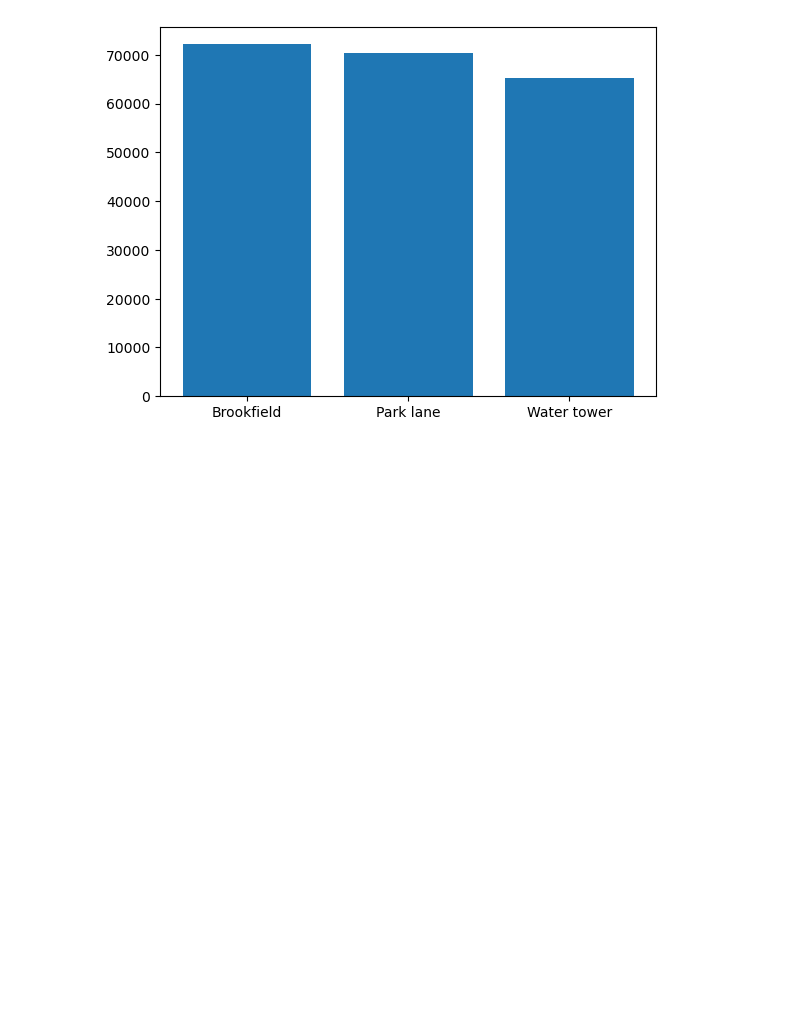
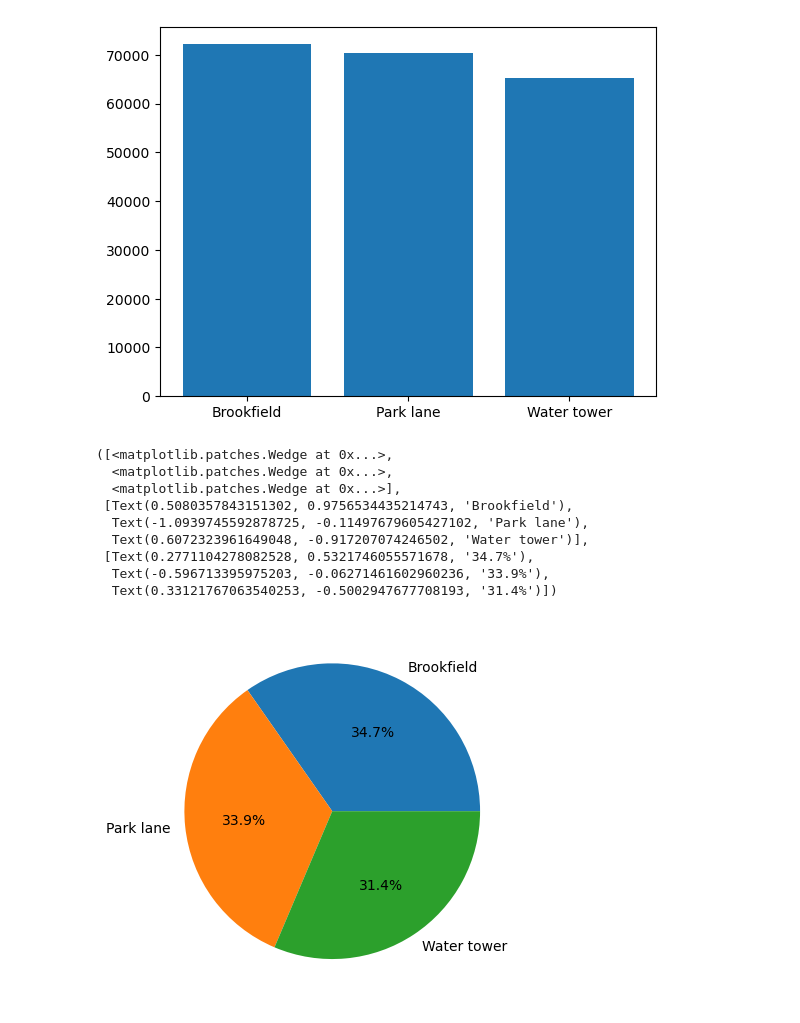
Before and after one commit to Joshi-kv/Sales_Analysis, a Jupyter notebook: supermarket_sales_analysis.ipynb, the cells around one changed output. Drawn from its saved outputs; the diff is of its cells as text; code cells hidden in the pictures; blank space fills up the shorter version.

```diff
--- a/supermarket_sales_analysis.ipynb
+++ b/supermarket_sales_analysis.ipynb
@@ -177,3 +177,16 @@ plt.bar(location,data.groupby('Location').sum()['Total'])
 # %% [output]
 <BarContainer object of 3 artists>
 [figure]
+# %%
+plt.pie(data.groupby('Location').sum()['Total'],labels=location,autopct='%1.1f%%')
+# %% [output]
+([<matplotlib.patches.Wedge at 0x...>,
+  <matplotlib.patches.Wedge at 0x...>,
+  <matplotlib.patches.Wedge at 0x...>],
+ [Text(0.5080357843151302, 0.9756534435214743, 'Brookfield'),
+  Text(-1.0939745592878725, -0.11497679605427102, 'Park lane'),
+  Text(0.6072323961649048, -0.917207074246502, 'Water tower')],
+ [Text(0.2771104278082528, 0.5321746055571678, '34.7%'),
+  Text(-0.596713395975203, -0.06271461602960236, '33.9%'),
+  Text(0.33121767063540253, -0.5002947677708193, '31.4%')])
+[figure, added]
```
Also changed, not shown: parts of 1 cell of this notebook.
